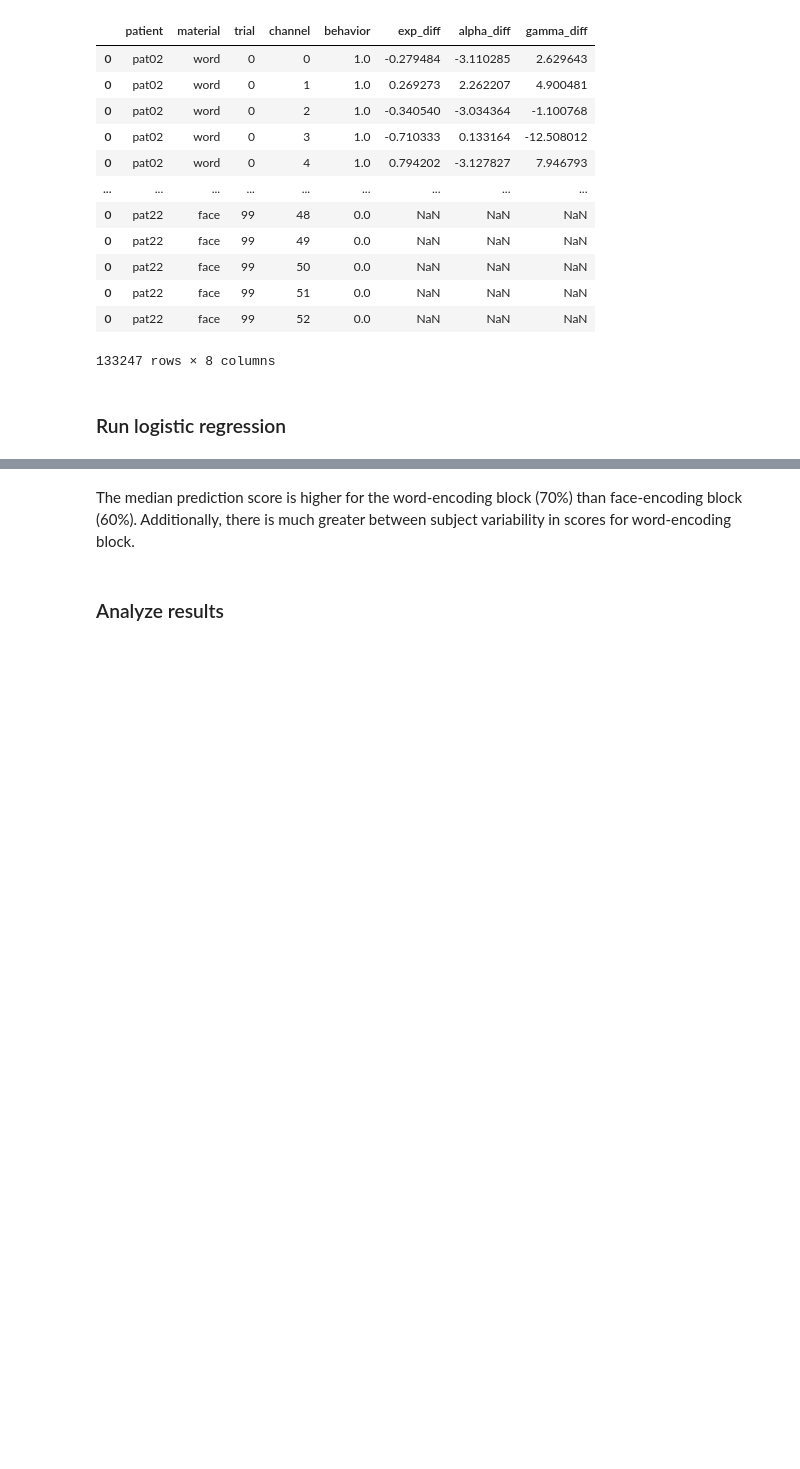
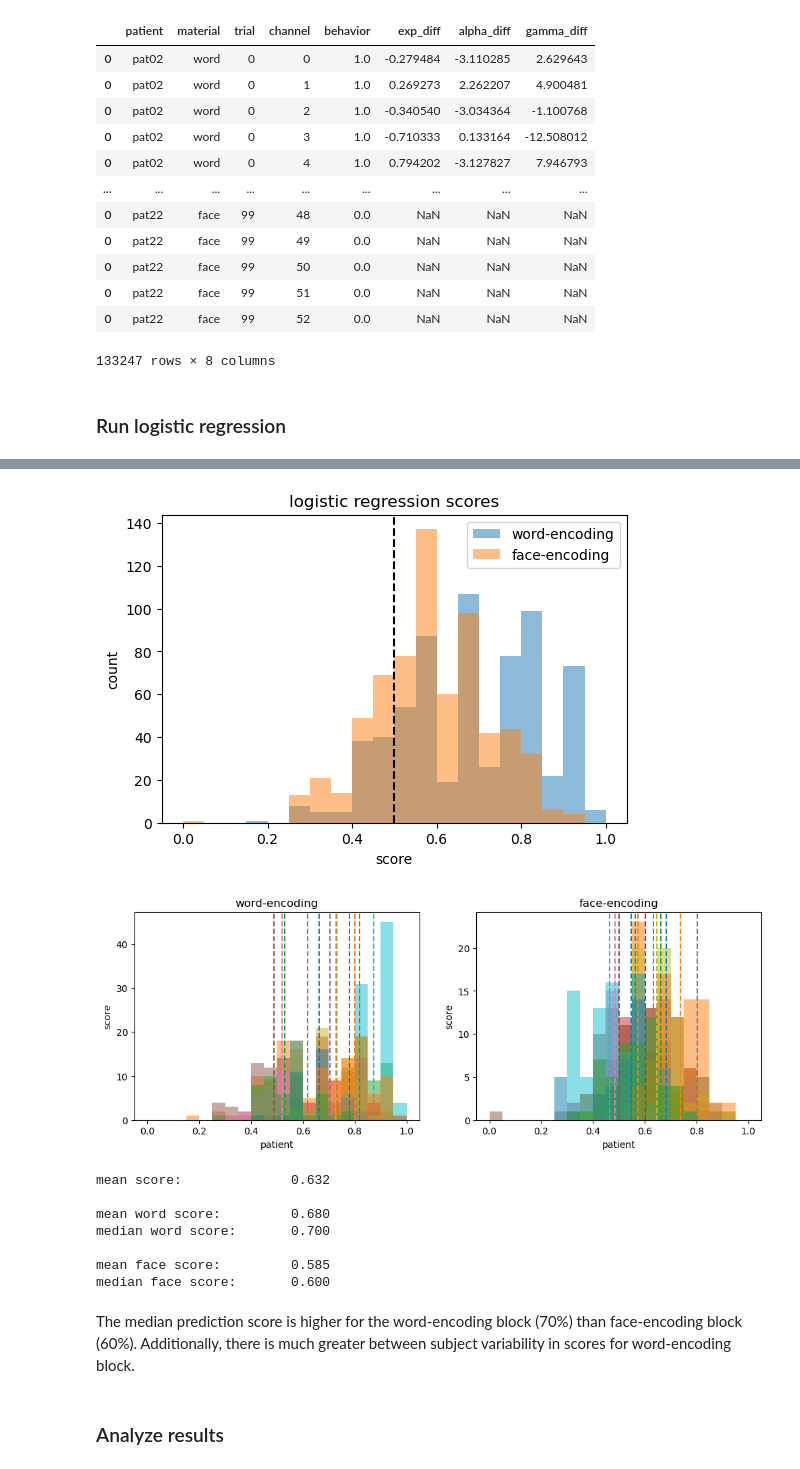
Before and after one commit to voytekresearch/oscillation_vs_exponent, a Jupyter notebook: notebooks/model_behavior.ipynb, the cells around one changed output, grey strips where cells are left out. Cells and saved outputs as stored; diff of their text form; code cells hidden in the pictures; blank space fills up the shorter version.

```diff
--- a/notebooks/model_behavior.ipynb
+++ b/notebooks/model_behavior.ipynb
@@ -192,6 +193,41 @@ def run_logistic_regression(results, patient, channel, material):
     score = clf.score(X_test, y_test)
 
     return clf, score
+# %%
+# plotting functions
+
+def plot_score(df):
+    # plot scores by material
+    fig, ax = plt.subplots(1,1, figsize=[6,4])
+    bin_edges = np.arange(0,1.05,0.05)
+    ax.hist(df.loc[df['material']=='word', 'score'], bin_edges, alpha=0.5, label='word-encoding')
+    ax.hist(df.loc[df['material']=='face', 'score'], bin_edges, alpha=0.5, label='face-encoding')
+    ax.axvline(0.5, color='k', linestyle='--')
+    ax.set(xlabel='score', ylabel='count')
+    ax.set_title("logistic regression scores")
+    ax.legend()
+    plt.show()
+
+    # plot scores by patient and material
+    fig, ax = plt.subplots(1,2, figsize=[12,4])
+    bin_edges = np.arange(0,1.05,0.05)
+    for i_patient, patient in enumerate(PATIENTS):
+        # plot histogram of scores for each patient
+        ax[0].hist(df.loc[(df['patient']==patient) & (df['material']=='word'), 'score'], bin_edges, alpha=0.5, color=f'C{i_patient}')
+        ax[1].hist(df.loc[(df['patient']==patient) & (df['material']=='face'), 'score'], bin_edges, alpha=0.5, color=f'C{i_patient}')
+        # plot mean score for each patient
+        ax[0].axvline(df.loc[(df['patient']==patient) & (df['material']=='word'), 'score'].mean(), color=f'C{i_patient}', linestyle='--')
+        ax[1].axvline(df.loc[(df['patient']==patient) & (df['material']=='face'), 'score'].mean(), color=f'C{i_patient}', linestyle='--')
+    ax[0].set(xlabel='patient', ylabel='score', title='word-encoding')
+    ax[1].set(xlabel='patient', ylabel='score', title='face-encoding')
+    plt.show()
+
+    # print mean scores
+    print(f"mean score:\t\t {df['score'].mean():0.3f}")
+    print(f"\nmean word score:\t {df.loc[df['material']=='word', 'score'].mean():0.3f}")
+    print(f"median word score:\t {df.loc[df['material']=='word', 'score'].median():0.3f}")
+    print(f"\nmean face score:\t {df.loc[df['material']=='face', 'score'].mean():0.3f}")
+    print(f"median face score:\t {df.loc[df['material']=='face', 'score'].median():0.3f}")
 # %% [markdown]
 ## Main
 # %% [markdown]
@@ -342,3 +335,17 @@ median face score:       0.579
+# %%
+# plot results and print average scores
+
+plot_score(df)
+# %% [output]
+[figure, added]
+[figure, added]
+mean score:              0.632
+
+mean word score:         0.680
+median word score:       0.700
+
+mean face score:         0.585
+median face score:       0.600
 # %% [markdown]
 The median prediction score is higher for the word-encoding block (70%) than face-encoding block (60%). Additionally, there is much greater between subject variability in scores for word-encoding block.
 # %% [markdown]
```
Also changed, not shown: parts of 24 cells of this notebook.
